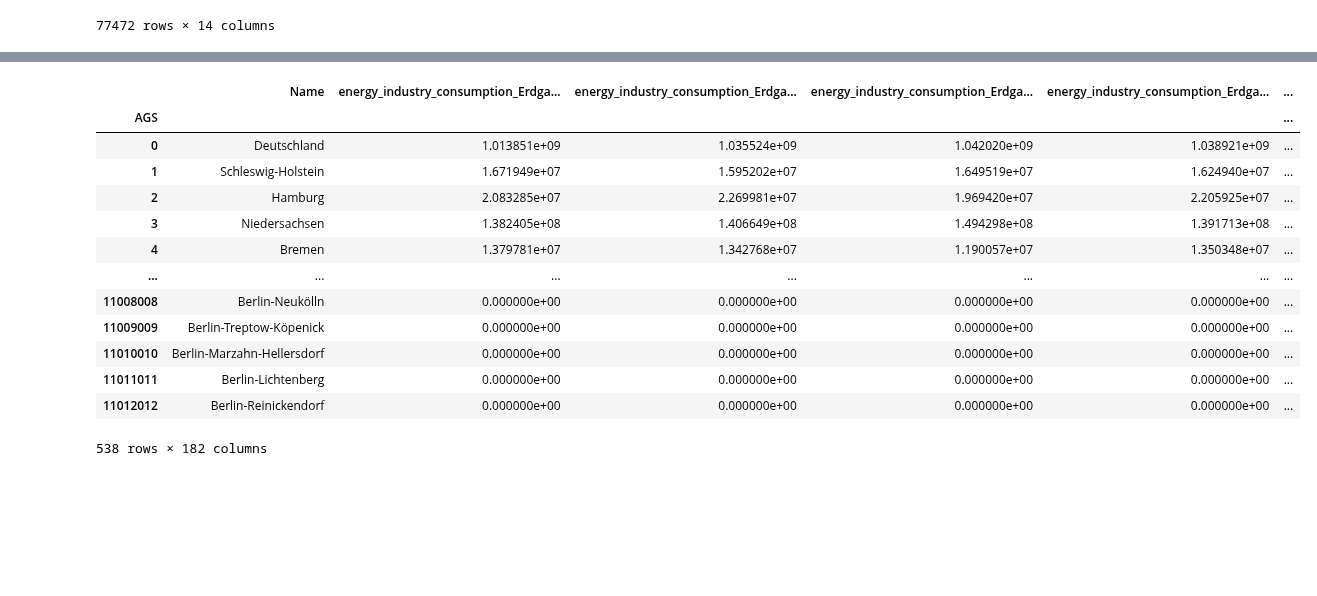
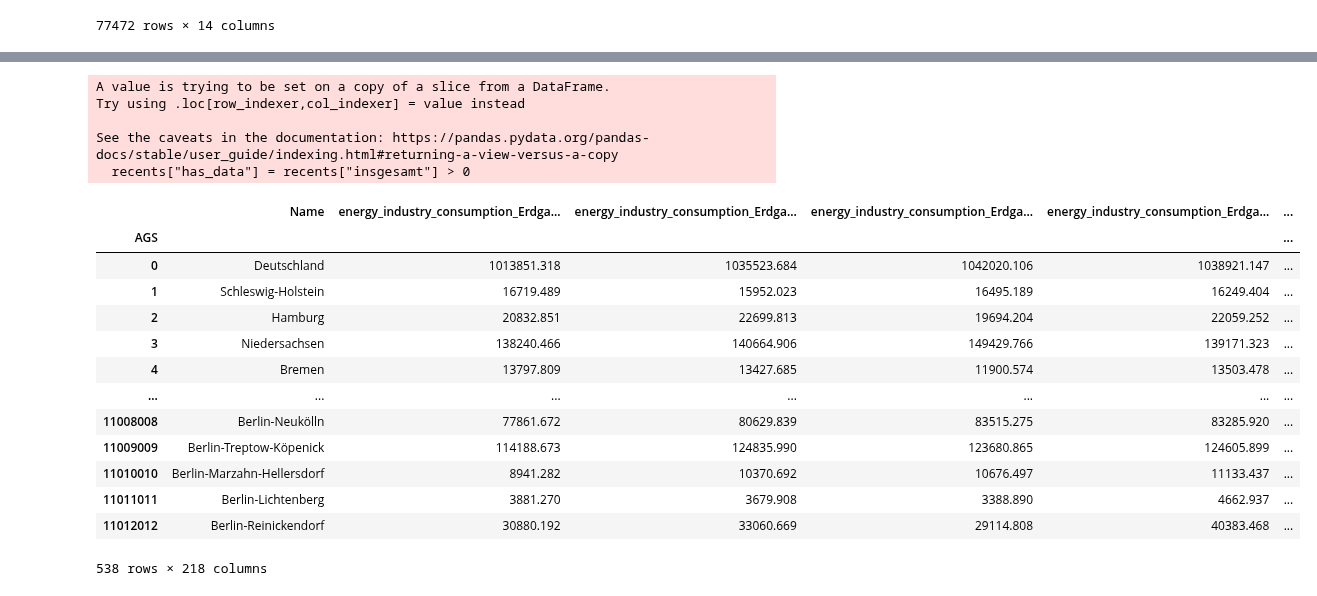
Before and after one commit to uclab-potsdam/klimataz, a Jupyter notebook: data/energy/final_data_landkreise_energy_industryenergyconsumption.ipynb, the cells around one changed output, grey strips where cells are left out. Cells and saved outputs as stored; diff of their text form; code cells hidden in the pictures; blank space fills up the shorter version.

Commit message:
calculated all landkreise with secret industry data and used bundeslanddata there #122

```diff
--- a/data/energy/final_data_landkreise_energy_industryenergyconsumption.ipynb
+++ b/data/energy/final_data_landkreise_energy_industryenergyconsumption.ipynb
@@ -59,11 +59,22 @@ ie_df["Energieverbrauch"] = pd.to_numeric(ie_df["Energieverbrauch"])
 
 #create wide format data
 pivot = createWideFormat(ie_df,"Energietyp","Energieverbrauch")
+
 #calculate proportion of renewables
 pivot["Anteil_Erneuerbar"] = pivot["Erneuerbare Energien"] / pivot["insgesamt"] * 100
+
 #calculate secret part of data
 pivot["Geheim"] = pivot['insgesamt']-pivot[['Erdgas', 'Erneuerbare Energien', 'Heizöl', 'Kohle', 'Sonstige Energieträger','Strom','Wärme']].sum(axis=1)
 pivot["Geheim"] = pivot["Geheim"].apply(lambda x: x if x > 3 else 0)
+pivot["Anteil_Geheim"] = pivot["Geheim"] / pivot["insgesamt"] * 100
+pivot.loc[pivot['insgesamt']== 0, 'Anteil_Geheim'] = 100
+pivot["Anteil_Geheim"]
+
+#correct AGS for Deutschland
+pivot['ort_ags']=pivot['ort_ags'].replace('DG',0)
+
+pivot['ort_ags']=pd.to_numeric(pivot['ort_ags'])
+
 pivot
 # %% [output]
 | Energietyp | Jahr | Erdgas | Erneuerbare Energien | Heizöl | Kohle | Sonstige Energieträger | Strom | Wärme | ... |
@@ -91,45 +111,81 @@ pivot['Jahr'] = pivot['Jahr'].astype(str)
+# %%
+#filter secret landkreise
+
+#get landkreise with 0 in total energy in more than 5 years since 2010
+recents = pivot[pivot['Jahr'] >= 2010]
+recents["has_data"] = recents["insgesamt"] > 0
+
+groups = recents.groupby(['ort_ags']).sum()
+without_data = groups[groups.has_data <= 5].index
+
+#use bundesland data for these cases
+pivot['bundeslanddata_used'] = False
+pivot.loc[pivot['ort_ags'].isin(without_data), 'bundeslanddata_used'] = True
+
+energycolumns = ['Erdgas', 'Erneuerbare Energien', 'Heizöl', 'Kohle',
+       'Sonstige Energieträger', 'Strom', 'Wärme', 'insgesamt', 'Anteil_Erneuerbar']
+
+for ort in without_data:
+    if int(ort) < 1000:
+        bundesland = int(str(int(ort))[2:])
+    else:
+        bundesland = int(str(int(ort))[-6:-3])
+    pivot.loc[pivot.ort_ags == ort,energycolumns] = pivot.loc[pivot.ort_ags == bundesland,energycolumns]
+# %% [output]
+A value is trying to be set on a copy of a slice from a DataFrame.
+Try using .loc[row_indexer,col_indexer] = value instead
+
+See the caveats in the documentation: https://pandas.pydata.org/pandas-docs/stable/user_guide/indexing.html#returning-a-view-versus-a-copy
+  recents["has_data"] = recents["insgesamt"] > 0
 # %%
+#change year column to string to facilitate renaming columns after second pivot
+pivot['Jahr'] = pivot['Jahr'].astype(str)
+
 #pivot data to include years and energy types as columns
 piv_df = pivot.pivot(index=["ort_ags","ort_name"],columns="Jahr",values=['Erdgas', 'Erneuerbare Energien', 'Heizöl', 'Kohle',
-       'Sonstige Energieträger', 'Strom', 'Wärme','Geheim', 'insgesamt', 'Anteil_Erneuerbar'])
+       'Sonstige Energieträger', 'Strom', 'Wärme','Geheim', 'insgesamt', 'Anteil_Erneuerbar',"Anteil_Geheim","bundeslanddata_used"])
 
 #collapse levels of column names and join energy type to year
 piv_df.columns = piv_df.columns.map('_'.join)
 
 #prepend all columns with indicator name
 piv_df=piv_df.add_prefix('energy_industry_consumption_')
 
 #reset index to recreate AGS and Name columns
 piv_df.reset_index(inplace=True)
 
 #rename regional id and name and strip whitespace from Name column
 piv_df.rename(columns={'ort_name':'Name','ort_ags':'AGS'},inplace=True)
 piv_df['Name']=piv_df['Name'].str.strip()
 piv_df['AGS']=pd.to_numeric(piv_df['AGS'])
 
 #set AGS as index
 piv_df.set_index('AGS',inplace=True)
 piv_df.sort_index(inplace=True)
 
+##tsd mjoule to tjoule (1000*10^-6=0.001)
+
+piv_df[piv_df.columns.difference(["Name","Unit","Anteil Erneuerbar"])] = piv_df[piv_df.columns.difference(["Name","Unit","Anteil Erneuerbar"])].applymap(lambda x: x*0.001)
+
 #unit of measure
-piv_df["Unit"] = "Tsd. MJ"
+piv_df["Unit"] = "TJoule"
 
 piv_df
 # %% [output]
 |  | Name | energy_industry_consumption_Erdga... | energy_industry_consumption_Erdga... | energy_industry_consumption_Erdga... | energy_industry_consumption_Erdga... | ... |
 | AGS |  |  |  |  |  | ... |
-| 0 | Deutschland | 1.013851e+09 | 1.035524e+09 | 1.042020e+09 | 1.038921e+09 | ... |
-| 1 | Schleswig-Holstein | 1.671949e+07 | 1.595202e+07 | 1.649519e+07 | 1.624940e+07 | ... |
-| 2 | Hamburg | 2.083285e+07 | 2.269981e+07 | 1.969420e+07 | 2.205925e+07 | ... |
-| 3 | Niedersachsen | 1.382405e+08 | 1.406649e+08 | 1.494298e+08 | 1.391713e+08 | ... |
-| 4 | Bremen | 1.379781e+07 | 1.342768e+07 | 1.190057e+07 | 1.350348e+07 | ... |
+| 0 | Deutschland | 1013851.318 | 1035523.684 | 1042020.106 | 1038921.147 | ... |
+| 1 | Schleswig-Holstein | 16719.489 | 15952.023 | 16495.189 | 16249.404 | ... |
+| 2 | Hamburg | 20832.851 | 22699.813 | 19694.204 | 22059.252 | ... |
+| 3 | Niedersachsen | 138240.466 | 140664.906 | 149429.766 | 139171.323 | ... |
+| 4 | Bremen | 13797.809 | 13427.685 | 11900.574 | 13503.478 | ... |
 | ... | ... | ... | ... | ... | ... | ... |
-| 11008008 | Berlin-Neukölln | 0.000000e+00 | 0.000000e+00 | 0.000000e+00 | 0.000000e+00 | ... |
-| 11009009 | Berlin-Treptow-Köpenick | 0.000000e+00 | 0.000000e+00 | 0.000000e+00 | 0.000000e+00 | ... |
-| 11010010 | Berlin-Marzahn-Hellersdorf | 0.000000e+00 | 0.000000e+00 | 0.000000e+00 | 0.000000e+00 | ... |
-| 11011011 | Berlin-Lichtenberg | 0.000000e+00 | 0.000000e+00 | 0.000000e+00 | 0.000000e+00 | ... |
-| 11012012 | Berlin-Reinickendorf | 0.000000e+00 | 0.000000e+00 | 0.000000e+00 | 0.000000e+00 | ... |
+| 11008008 | Berlin-Neukölln | 77861.672 | 80629.839 | 83515.275 | 83285.920 | ... |
+| 11009009 | Berlin-Treptow-Köpenick | 114188.673 | 124835.990 | 123680.865 | 124605.899 | ... |
+| 11010010 | Berlin-Marzahn-Hellersdorf | 8941.282 | 10370.692 | 10676.497 | 11133.437 | ... |
+| 11011011 | Berlin-Lichtenberg | 3881.270 | 3679.908 | 3388.890 | 4662.937 | ... |
+| 11012012 | Berlin-Reinickendorf | 30880.192 | 33060.669 | 29114.808 | 40383.468 | ... |
-538 rows × 182 columns
+538 rows × 218 columns
 # %%
 #save dataframe to file
 piv_df.to_csv("data/final_data_landkreis_energy_industryenergy.csv")
```
Also changed, not shown: parts of 3 cells of this notebook, 2 other files.
